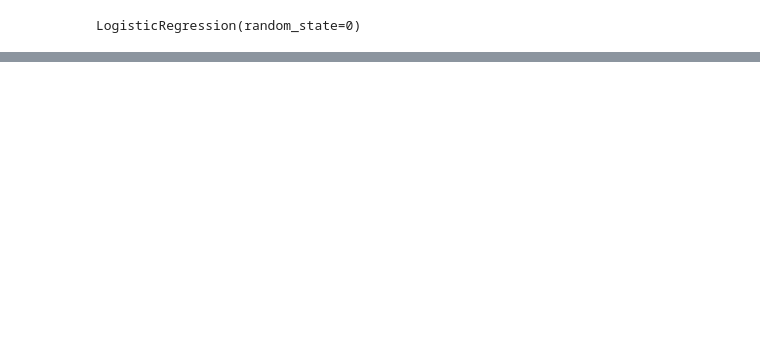
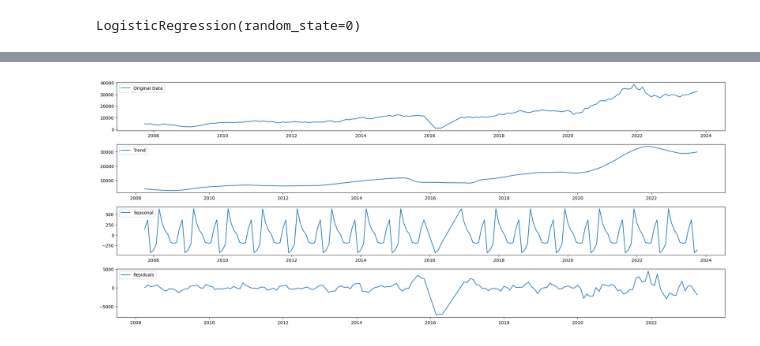
Before and after one commit to glen-s-abraham/quants-and-algorithmic-trading, a Jupyter notebook: analysis/sectorial_time_period_classification.ipynb, the cells around one changed output, grey strips where cells are left out. Saved outputs shown, nothing was run; the diff lists cells and outputs as text; code cells hidden in the pictures; blank space fills up the shorter version.

```diff
--- a/analysis/sectorial_time_period_classification.ipynb
+++ b/analysis/sectorial_time_period_classification.ipynb
@@ -107,0 +113,20 @@ print(np.concatenate((mo_order.reshape(len(mo_order),1), pred.reshape(len(pred),
+# %%
+
+# Plot the decomposed components
+plt.figure(figsize=(20, 8))
+plt.subplot(411)
+plt.plot(index_data['Close'], label='Original Data')
+plt.legend(loc='upper left')
+plt.subplot(412)
+plt.plot(decomposition.trend, label='Trend')
+plt.legend(loc='upper left')
+plt.subplot(413)
+plt.plot(decomposition.seasonal, label='Seasonal')
+plt.legend(loc='upper left')
+plt.subplot(414)
+plt.plot(decomposition.resid, label='Residuals')
+plt.legend(loc='upper left')
+plt.tight_layout()
+plt.show()
+# %% [output]
+[figure, added]
```
Also changed, not shown: parts of 7 cells of this notebook, 1 other file.
